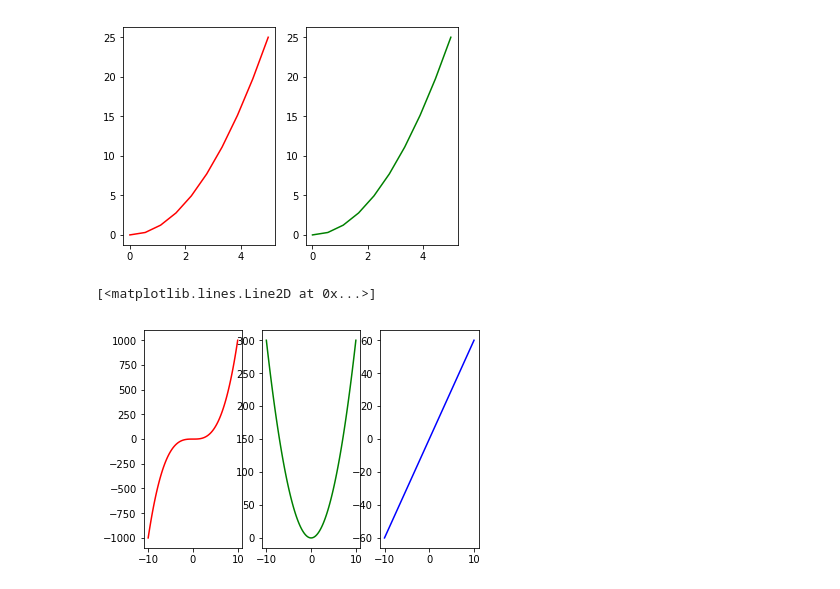
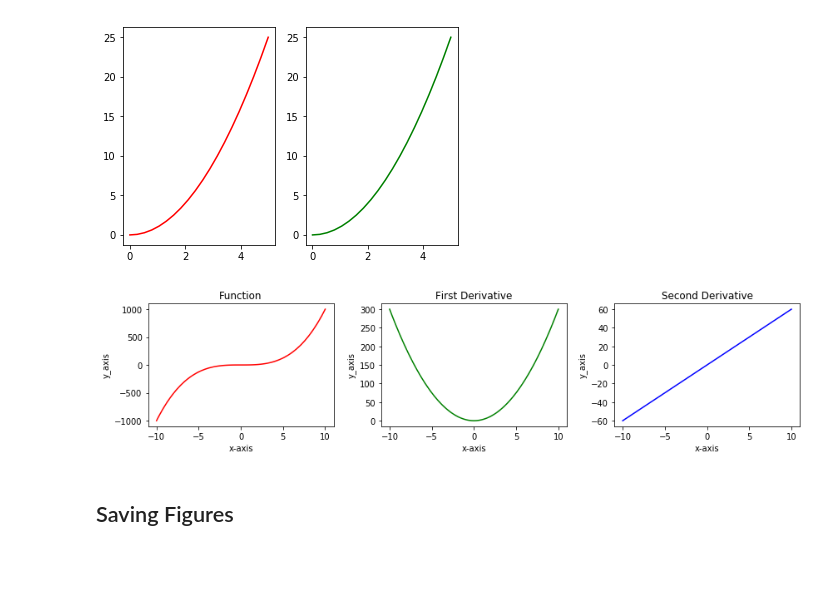
Before and after one commit to Faustofeles/dlphysics, a Jupyter notebook: Introduction To Matplotlib.ipynb, the cells around one changed output. Drawn from its saved outputs; the diff is of its cells as text; code cells hidden in the pictures; blank space fills up the shorter version.

Commit message:
added matplotlib demo

```diff
--- a/Introduction To Matplotlib.ipynb
+++ b/Introduction To Matplotlib.ipynb
@@ -80,13 +82,32 @@ axes[1].plot(x, y, 'g')
 # %%
 x = np.linspace(-10, 10, 100)
 y = np.power(x, 3)
 y1 = 3*x**2
 y2 = 6*x
 
-fig, axes = plt.subplots(nrows=1, ncols=3)
+# figsize argument sets the aspect ratio of the image (width:height)
+fig, axes = plt.subplots(nrows=1, ncols=3, figsize=(12,3))
+for ax in axes:
+    ax.set_xlabel('x-axis')
+    ax.set_ylabel('y_axis')
+
+
+# First Axes
 axes[0].plot(x, y, 'r')
+axes[0].set_title('Function')
+
+
+
+# Second Axes
 axes[1].plot(x, y1, 'g')
+axes[1].set_title('First Derivative')
+
+# Third Axes
 axes[2].plot(x, y2, 'b')
+axes[2].set_title('Second Derivative')
+
+fig.tight_layout() # adjusts subplot(s) params to fit them into the fig area
 # %% [output]
-[<matplotlib.lines.Line2D at 0x...>]
-[figure, old version]
+[figure, new version]
+# %% [markdown]
+## Saving Figures
```
Also changed, not shown: parts of 22 cells of this notebook, 1 other file.
